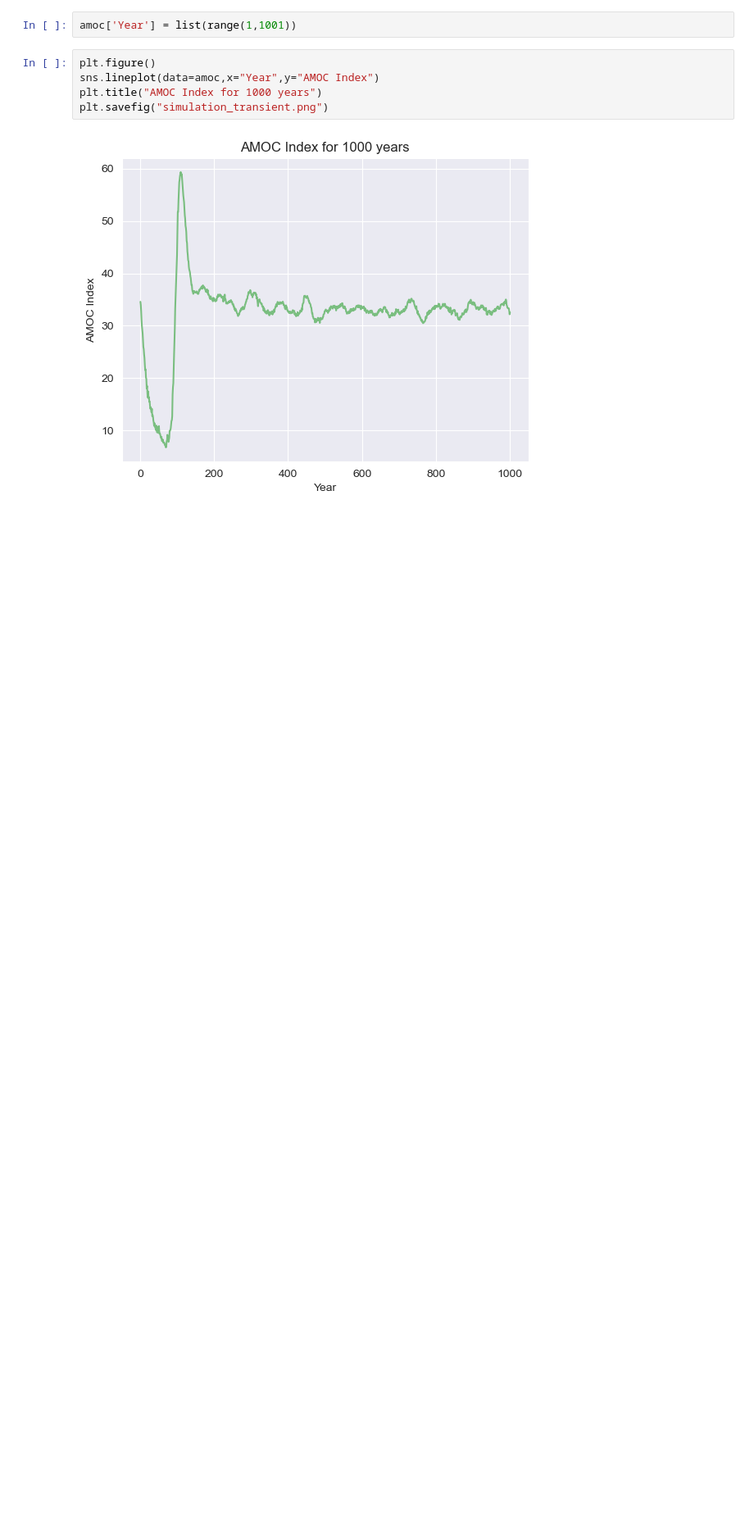
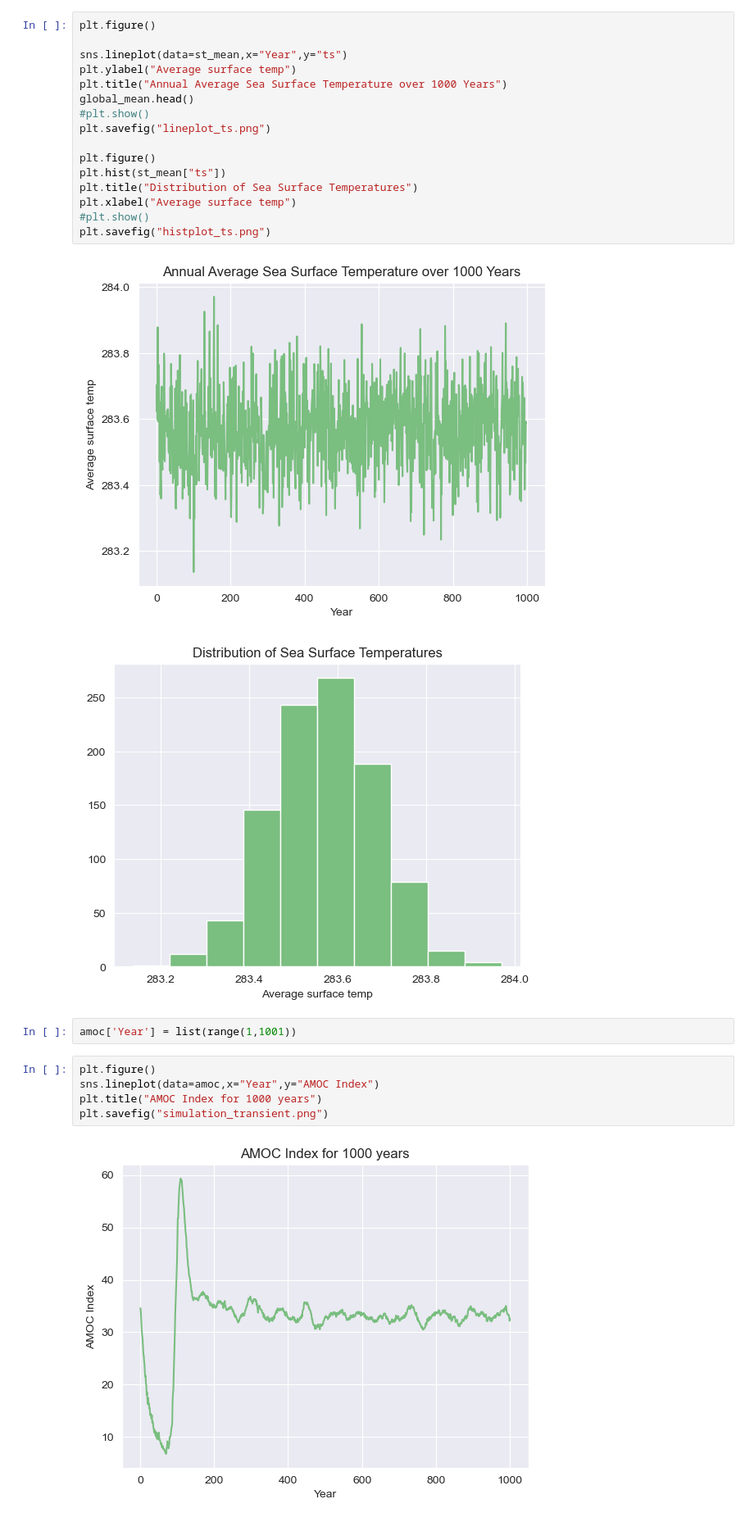
Before and after one commit to amethystaurora-robo/control_run_analysis, a Jupyter notebook: amoc_analysis.ipynb, the cells around one changed output. Shown: that part at 82% size. Cells and saved outputs as stored; diff of their text form; blank space fills up the shorter version.

```diff
--- a/amoc_analysis.ipynb
+++ b/amoc_analysis.ipynb
@@ -36,3 +68,22 @@ plt.savefig("histplot_sst.png")
+# %%
+plt.figure()
+
+sns.lineplot(data=st_mean,x="Year",y="ts")
+plt.ylabel("Average surface temp")
+plt.title("Annual Average Sea Surface Temperature over 1000 Years")
+global_mean.head()
+#plt.show()
+plt.savefig("lineplot_ts.png")
+
+plt.figure()
+plt.hist(st_mean["ts"])
+plt.title("Distribution of Sea Surface Temperatures")
+plt.xlabel("Average surface temp")
+#plt.show()
+plt.savefig("histplot_ts.png")
+# %% [output]
+[figure, added]
+[figure, added]
 # %%
 amoc['Year'] = list(range(1,1001))
 # %%
```
Also changed, not shown: parts of 5 cells of this notebook.
